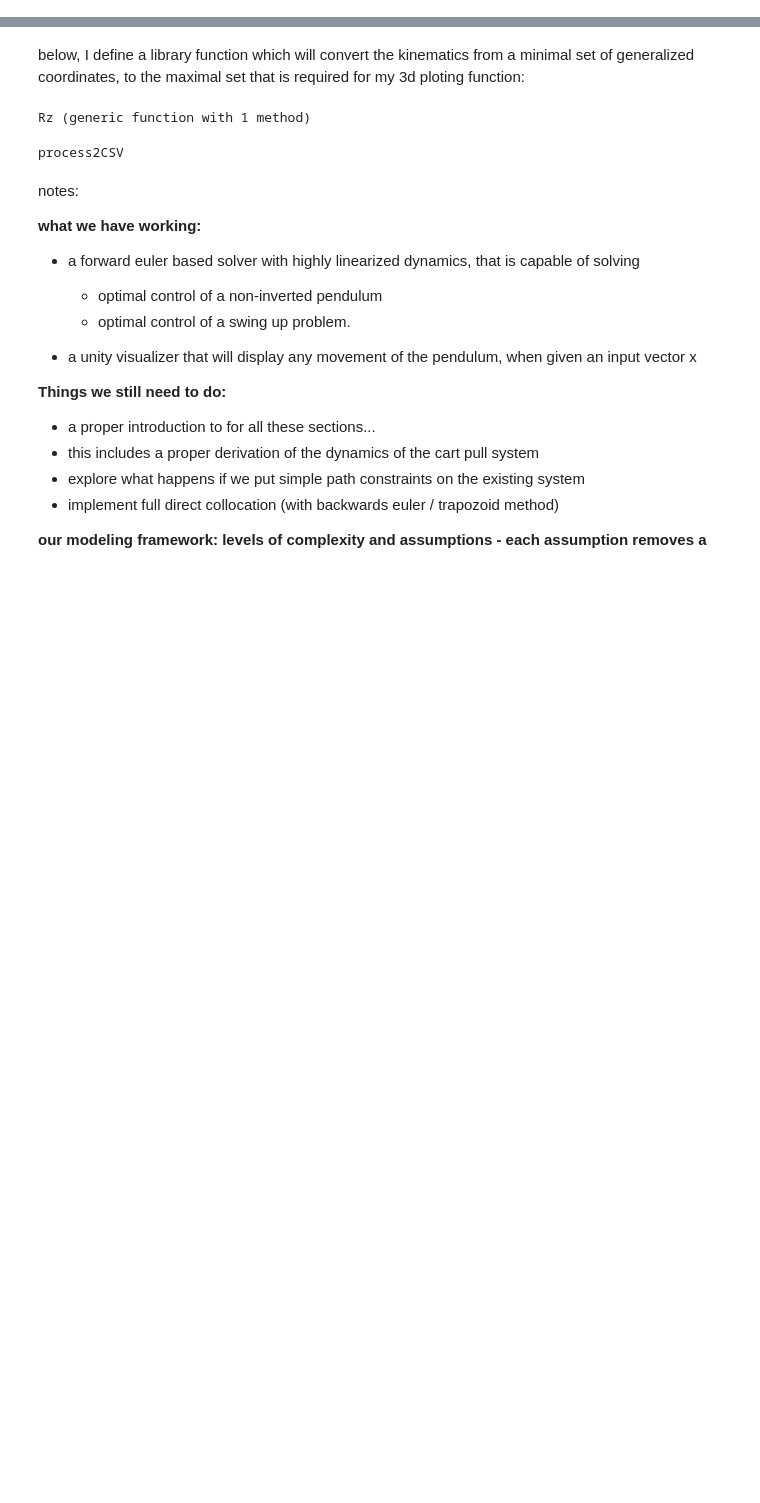
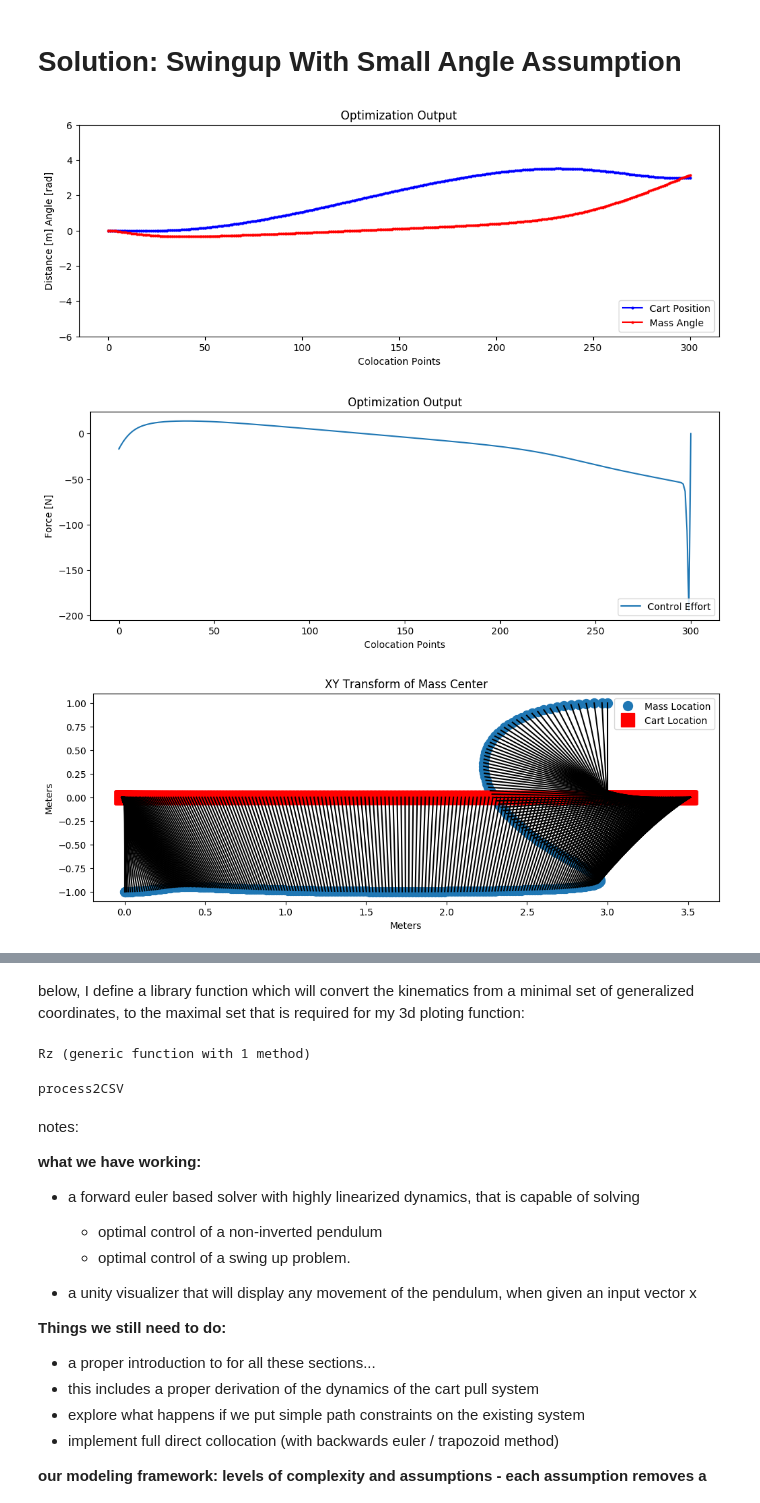
Before and after one commit to the1kieran/pullCartTrajOpt, a Jupyter notebook: finalProject/PatrickProject.ipynb, the cells around one changed output, grey strips where cells are left out. Saved outputs shown, nothing was run; the diff lists cells and outputs as text; code cells hidden in the pictures; blank space fills up the shorter version.

```diff
--- a/finalProject/PatrickProject.ipynb
+++ b/finalProject/PatrickProject.ipynb
@@ -102,0 +111,37 @@ x
+# %% [markdown]
+# Solution: Swingup With Small Angle Assumption
+# %%
+(c, x, xdot, xCordM, yCordM, xCordC, yCordC) = SolvNonStaticCartPull(x0,xf,3,.01)
+
+using PyPlot
+figure(figsize=(12,4))
+title("Optimization Output")
+xlabel("Colocation Points")
+ylabel("Distance [m] Angle [rad]")
+plot( x[1,:], "b.-", markersize = 4)
+plot( x[2,:], "r.-", markersize = 4)
+ylim([-6,6])
+legend(["Cart Position","Mass Angle"], loc="lower right")
+
+figure(figsize=(12,4))
+title("Optimization Output")
+xlabel("Colocation Points")
+ylabel("Force [N]")
+plot(c[1,:])
+legend(["Control Effort"], loc="lower right")
+
+figure(figsize=(12,4))
+title("XY Transform of Mass Center")
+xlabel("Meters")
+ylabel("Meters")
+plot( xCordM, yCordM,".", markersize = 20)
+plot( xCordC, yCordC,"rs", markersize = 15)
+legend(["Mass Location","Cart Location"], loc="Top right")
+for i =1:length(xCordM)
+ plot( [xCordM[i],xCordC[i]] , [yCordM[i], yCordC[i]],"k")
+end
+ylim([-1.1,1.1]);
+# %% [output]
+[figure, added]
+[figure, added]
+[figure, added]
```
Also changed, not shown: parts of 29 cells of this notebook.
